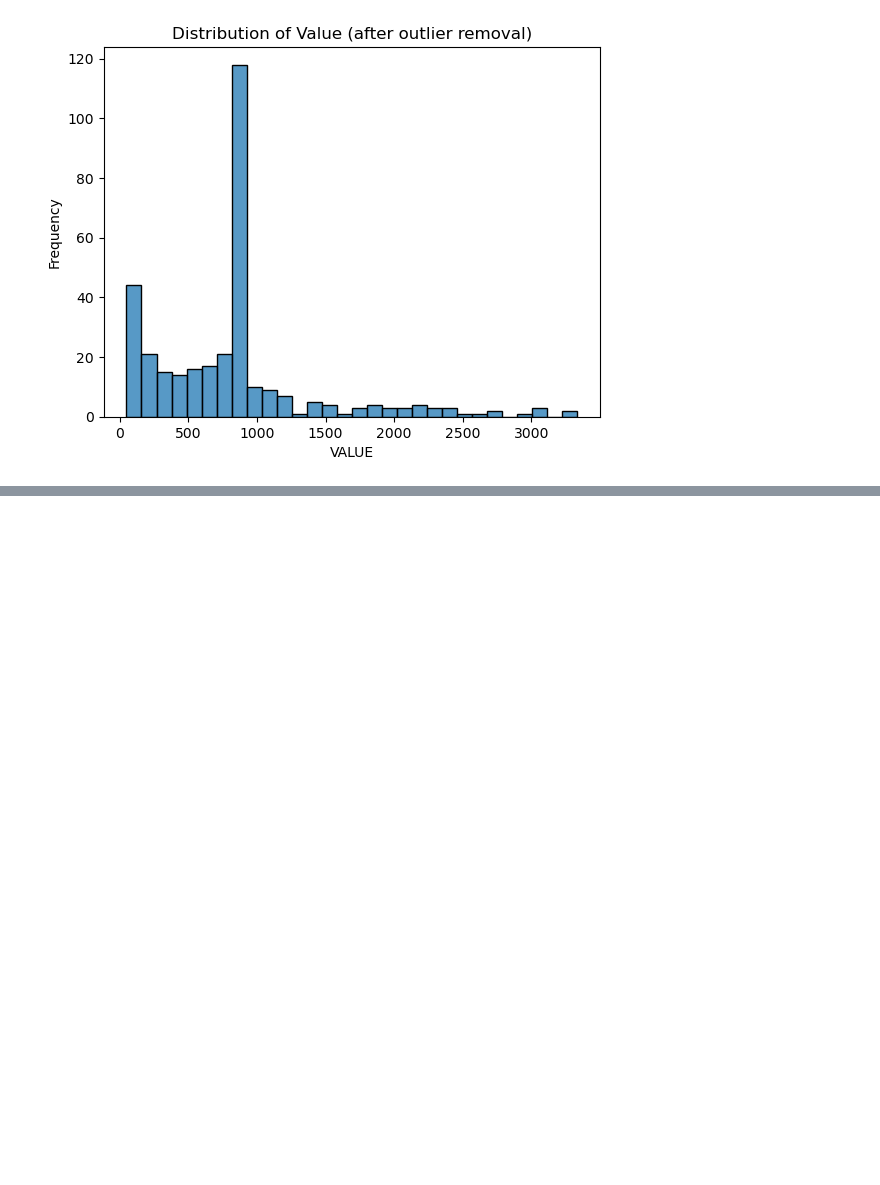
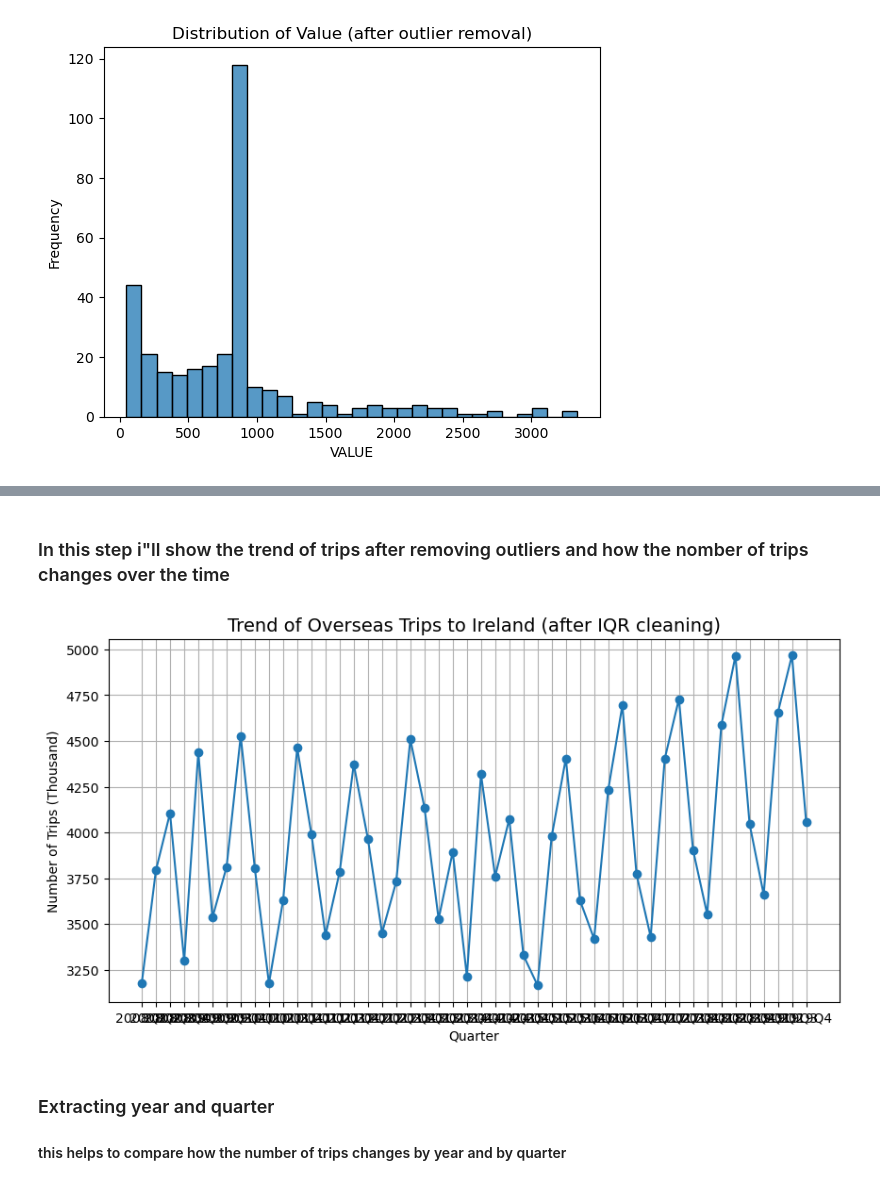
Before and after one commit to sba25225-ai/L9Cert_overseasTrips, a Jupyter notebook: Overseas_Trip_Ireland.ipynb, the cells around one changed output, grey strips where cells are left out. Saved outputs shown, nothing was run; the diff lists cells and outputs as text; code cells hidden in the pictures; blank space fills up the shorter version.

Commit message:
trend analisis

```diff
--- a/Overseas_Trip_Ireland.ipynb
+++ b/Overseas_Trip_Ireland.ipynb
@@ -166,0 +170,16 @@ plt.show()
+# %%
+tm.columns = tm.columns.str.strip()
+tm["Quarter"] = pd.PeriodIndex(tm["Quarter"], freq = "Q").to_timestamp()#converting text value to date format
+tm_quarterly = tm_clean.groupby("Quarter")["VALUE"].sum().reset_index()
+# %% [markdown]
+### In this step i"ll show the trend of trips after removing outliers and how the nomber of trips changes over the time
+# %%
+plt.figure(figsize=(10,5))
+plt.plot(tm_quarterly["Quarter"], tm_quarterly["VALUE"], marker="o", linestyle="-")
+plt.title("Trend of Overseas Trips to Ireland (after IQR cleaning)", fontsize=14)
+plt.xlabel("Quarter")
+plt.ylabel("Number of Trips (Thousand)")
+plt.grid(True)
+plt.show()
+# %% [output]
+[figure, added]
@@ -166,0 +188,3 @@ plt.show()
+# %% [markdown]
+### Extracting year and quarter
+#### this helps to compare how the number of trips changes by year and by quarter
```
Also changed, not shown: parts of 5 cells of this notebook.
